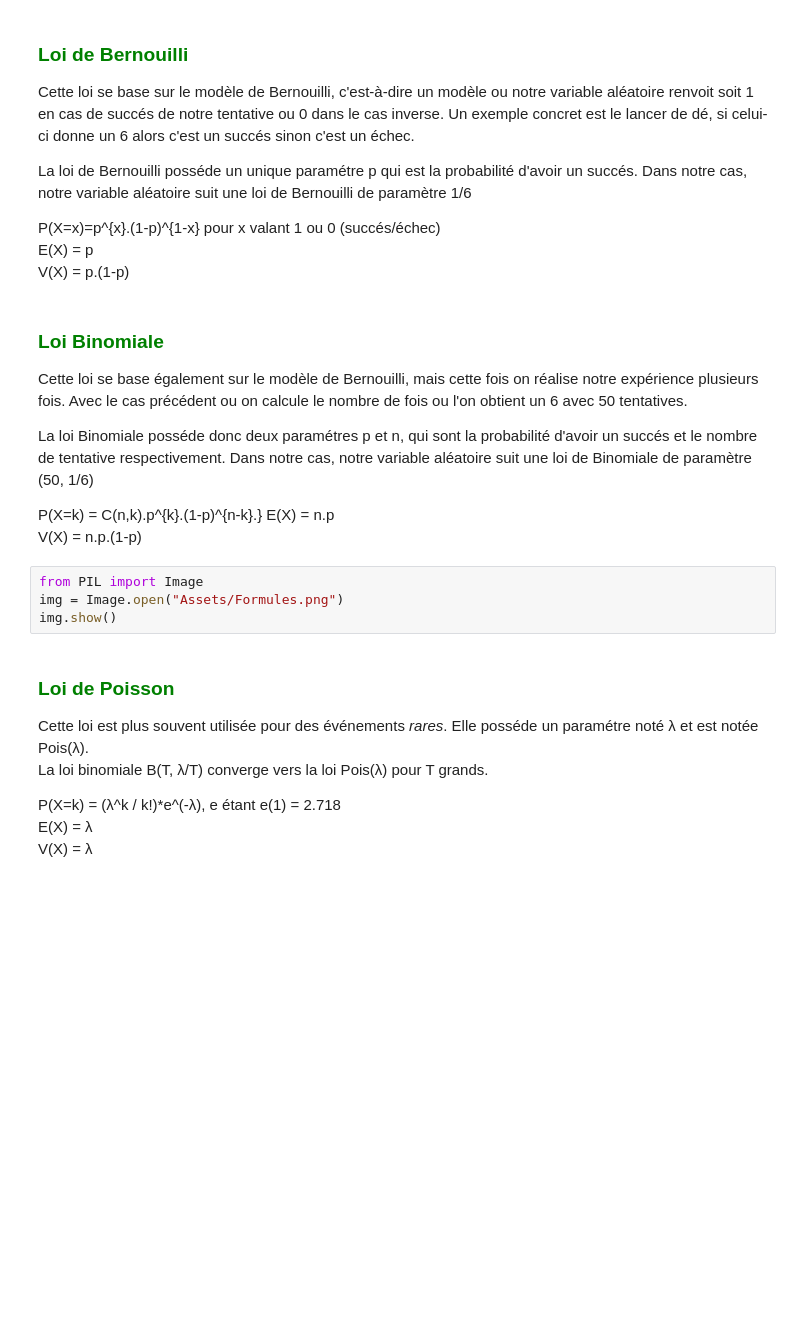
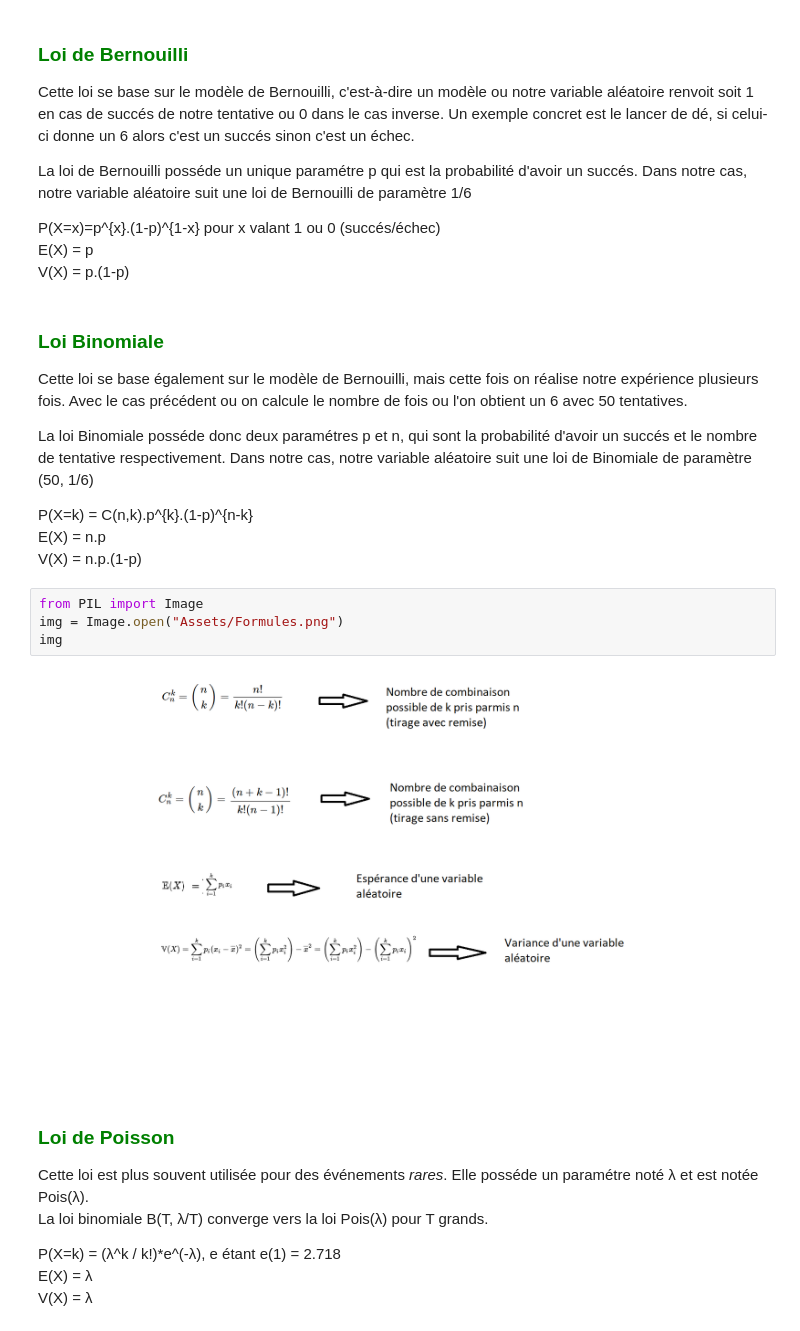
Before and after one commit to RudyBourez/math, a Jupyter notebook: Statistiques_VA.ipynb, the cells around one changed output. Cells and saved outputs as stored; diff of their text form; blank space fills up the shorter version.

```diff
--- a/Statistiques_VA.ipynb
+++ b/Statistiques_VA.ipynb
@@ -80,13 +90,15 @@ Cette loi se base également sur le modèle de Bernouilli, mais cette fois on r
 
 La loi Binomiale posséde donc deux paramétres p et n, qui sont la probabilité d'avoir un succés et le nombre de tentative respectivement. Dans notre cas, notre variable aléatoire suit une loi de Binomiale de paramètre (50, 1/6)
 
-P(X=k) = C(n,k).p^{k}.(1-p)^{n-k}.}
+P(X=k) = C(n,k).p^{k}.(1-p)^{n-k}
 E(X) = n.p
 V(X) = n.p.(1-p)
 # %%
 from PIL import Image
 img = Image.open("Assets/Formules.png")
-img.show()
+img
+# %% [output]
+[figure, added]
 # %% [markdown]
 ### <font color = "green">Loi de Poisson</font>
 
```
Also changed, not shown: parts of 2 cells of this notebook, 5 other files.
